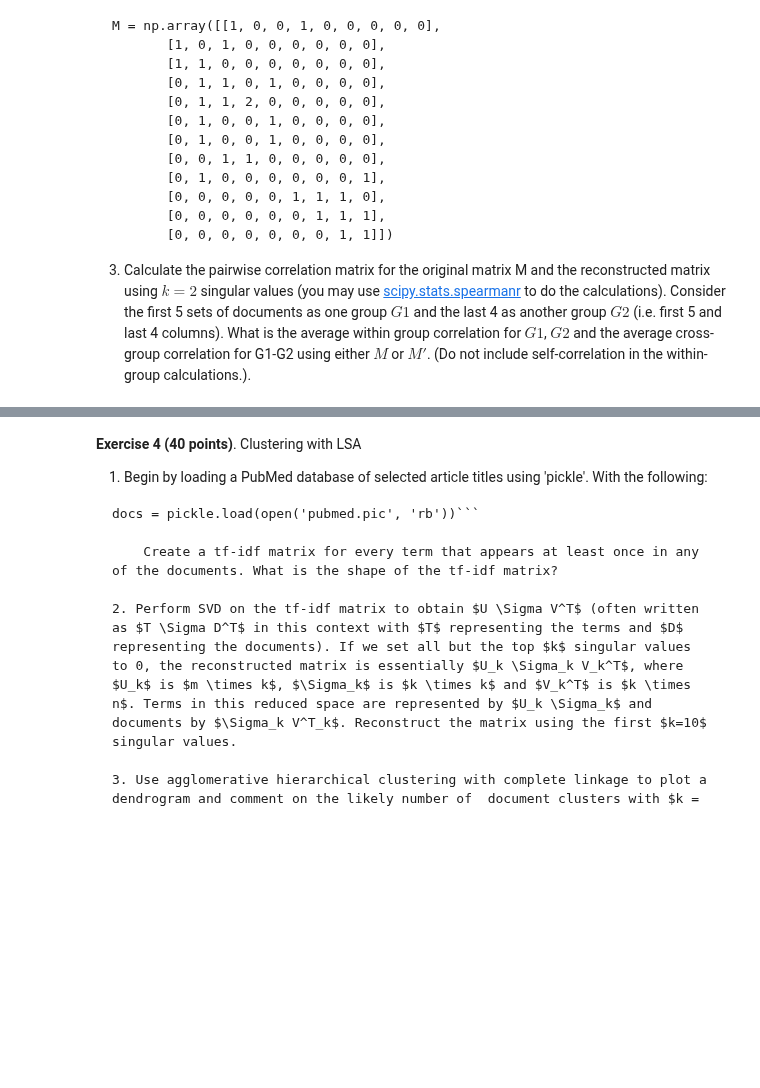
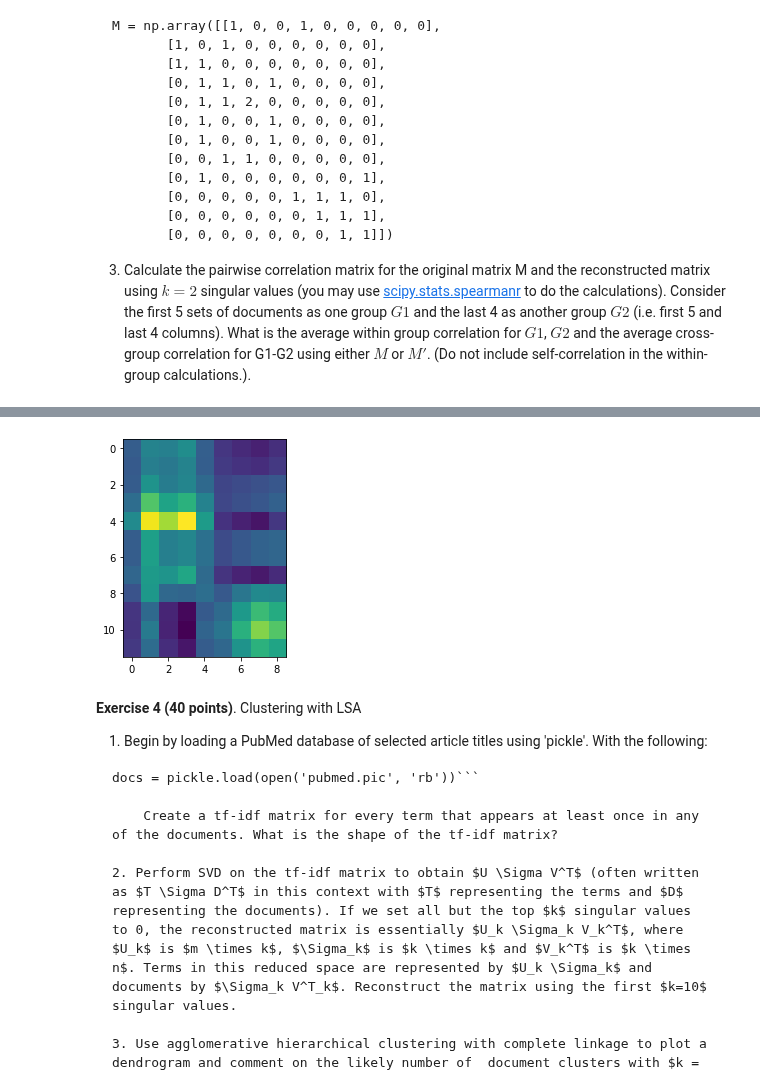
Before and after one commit to robkravec/sta-663-2021, a Jupyter notebook: notebooks/copies/homework/Homework07.ipynb, the cells around one changed output, grey strips where cells are left out. Cells and saved outputs as stored; diff of their text form; code cells hidden in the pictures; blank space fills up the shorter version.

```diff
--- a/notebooks/copies/homework/Homework07.ipynb
+++ b/notebooks/copies/homework/Homework07.ipynb
@@ -375,0 +390,5 @@ M = np.array([[1, 0, 0, 1, 0, 0, 0, 0, 0],
+# %%
+def reduced_matrix(M, k):
+    """Returns reduced matrix using only k largest singular values of M"""
+    U, s, Vt = la.svd(M, full_matrices = False)
+    return U[:, :k] @ np.diag(s[:k]) @ Vt[:k, :]
@@ -376,3 +506,7 @@ M = np.array([[1, 0, 0, 1, 0, 0, 0, 0, 0],
+# %%
+plt.imshow(M_prime);
+# %% [output]
+[figure, added]
 # %% [markdown]
 **Exercise 4 (40 points)**. Clustering with LSA
 
```
Also changed, not shown: parts of 24 cells of this notebook.
